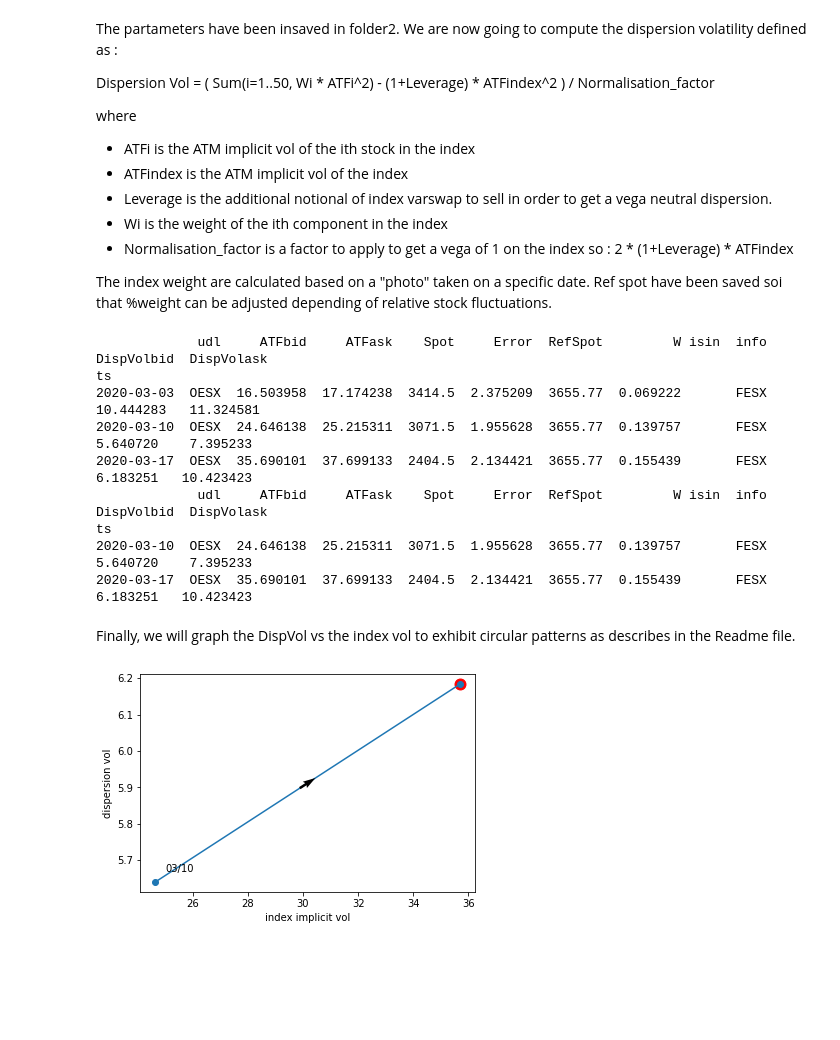
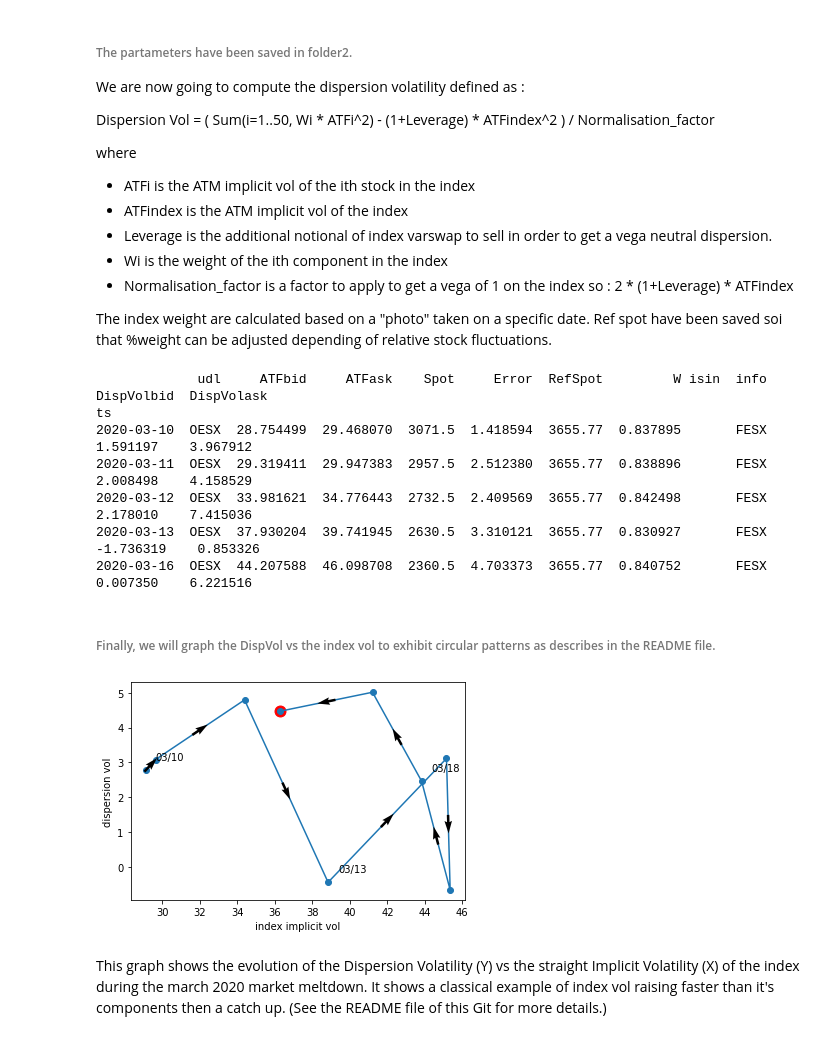
Before and after one commit to pvambenepe/Timing-Dispersion-Strategy-requires-Deutsche-Boerse-A7-access, a Jupyter notebook: Timing Dispersion Strategy.ipynb, the cells around one changed output. Saved outputs shown, nothing was run; the diff lists cells and outputs as text; code cells hidden in the pictures; blank space fills up the shorter version.

```diff
--- a/Timing Dispersion Strategy.ipynb
+++ b/Timing Dispersion Strategy.ipynb
@@ -115,12 +120,10 @@ algo = 'minsize_level_tb'
 # If you have chosen the 'minsize_level' algo :
 min_lots = 1
 # %%
-#Some unimportant parameters and inital settings
-
-# filter settings to speed up the process
-# for 1 year maturity option with an adjustment in sqrt(T)
-moneyness_range_call = (-0.025, 0.1)
-moneyness_range_put = (-0.1, 0.025)
+# Filter settings to speed up the process since we are only interested in At The Money volatility
+# Levels are indicated for 1 year maturity option with an adjustment in sqrt(T)
+moneyness_range_call = (-0.025, 0.15)
+moneyness_range_put = (-0.15, 0.025)
 
 # Create instances of DateAndTime both for italian and other underlyings
 DT = DateAndTime(from_date, until_date, force_matu=chosen_matu)
@@ -276,7 +281,7 @@ Let's now use these functions to retrieve the intraday quotes data and save them
 # %%
 a = datetime.datetime.now()  # time check
 
-for reference_date in DT.dates_list[::5]:  #We are going through dates with a step of 5 business days
+for reference_date in DT.dates_list:
     print(reference_date)
 
     # retrieve all instruments (stocks the options) from A7
@@ -395,5 +449,6 @@ OESX
 # %% [markdown]
-The partameters have been insaved in folder2.
+<h6>The partameters have been saved in folder2.</h6>
+
 We are now going to compute the dispersion volatility defined as :
 
 Dispersion Vol = ( Sum(i=1..50, Wi * ATFi^2) - (1+Leverage) * ATFindex^2 )  /  Normalisation_factor
@@ -418,6 +473,7 @@ def compute_dispvol(df_d):
     res['DispVolbid'] = (df_d.DispVolbid.sum() / W - (1+Leverage) * res.ATFbid ** 2) / (2 * (1+Leverage) * res.ATFbid)
     res['DispVolask'] = (df_d.DispVolask.sum() / W - (1 + Leverage) * res.ATFask ** 2) / (2 * (1 + Leverage) * res.ATFask)
     return(res)
+
 
 matu = chosen_matu[0][:-2]
 # udl_dic = dict([(elt[0], (elt[1], elt[2])) for elt in udl_list])
@@ -452,46 +508,43 @@ df['DispVolbid'] = df.apply(lambda x: x.W * x.ATFbid ** 2, axis='columns')
 df['DispVolask'] = df.apply(lambda x: x.W * x.ATFask ** 2, axis='columns')
 df = df.groupby(df.index, group_keys=False).apply(compute_dispvol)
 
-df = df.loc[df.W > 0.8*df.W.max()]
-#We keep dates where we have enough weight of components available
-
 print(df.head())
 # %% [output]
              udl     ATFbid     ATFask    Spot     Error  RefSpot         W isin  info  DispVolbid  DispVolask
 ts
-2020-03-03  OESX  16.503958  17.174238  3414.5  2.375209  3655.77  0.069222       FESX   10.444283   11.324581
-2020-03-10  OESX  24.646138  25.215311  3071.5  1.955628  3655.77  0.139757       FESX    5.640720    7.395233
-2020-03-17  OESX  35.690101  37.699133  2404.5  2.134421  3655.77  0.155439       FESX    6.183251   10.423423
-             udl     ATFbid     ATFask    Spot     Error  RefSpot         W isin  info  DispVolbid  DispVolask
-ts
-2020-03-10  OESX  24.646138  25.215311  3071.5  1.955628  3655.77  0.139757       FESX    5.640720    7.395233
-2020-03-17  OESX  35.690101  37.699133  2404.5  2.134421  3655.77  0.155439       FESX    6.183251   10.423423
+2020-03-10  OESX  28.754499  29.468070  3071.5  1.418594  3655.77  0.837895       FESX    1.591197    3.967912
+2020-03-11  OESX  29.319411  29.947383  2957.5  2.512380  3655.77  0.838896       FESX    2.008498    4.158529
+2020-03-12  OESX  33.981621  34.776443  2732.5  2.409569  3655.77  0.842498       FESX    2.178010    7.415036
+2020-03-13  OESX  37.930204  39.741945  2630.5  3.310121  3655.77  0.830927       FESX   -1.736319    0.853326
+2020-03-16  OESX  44.207588  46.098708  2360.5  4.703373  3655.77  0.840752       FESX    0.007350    6.221516
 # %% [markdown]
-Finally, we will graph the DispVol vs the index vol to exhibit circular patterns as describes in the Readme file.
+<h6>Finally, we will graph the DispVol vs the index vol to exhibit circular patterns as describes in the README file.</h6>
 # %%
-x = df['ATFbid'].values
-y = df['DispVolbid'].values
+x = ((df['ATFbid'] + df['ATFask'])/2).values
+y = ((df['DispVolbid'] + df['DispVolask'])/2).values
 dates = [elt.strftime('%m/%d') for elt in df.index.values]
 
 u = np.diff(x)
 v = np.diff(y)
 pos_x = x[:-1] + u/2
 pos_y = y[:-1] + v/2
 norm = np.sqrt(u**2+v**2)
 
 fig, ax = plt.subplots()
 ax.plot(x,y, marker="o")
 ax.quiver(pos_x, pos_y, u/norm, v/norm, angles="xy", zorder=5, pivot="mid")
 
 for i, txt in enumerate(dates):
-    if i%4==0:
+    if i%3==0:
         # ax.annotate(txt, (x[i], y[i]))
         ax.annotate(txt, (x[i], y[i]), xytext=(10, 10), textcoords='offset points')
 
 plt.scatter([x[-1]], [y[-1]], c='#ff0000', s=120)
 
 plt.xlabel("index implicit vol")
 plt.ylabel("dispersion vol")
 plt.show()
 # %% [output]
-[figure, old version]
+[figure, new version]
+# %% [markdown]
+This graph shows the evolution of the Dispersion Volatility (Y) vs the straight Implicit Volatility (X) of the index during the march 2020 market meltdown. It shows a classical example of index vol raising faster than it's components then a catch up. (See the README file of this Git for more details.)
```
Also changed, not shown: parts of 14 cells of this notebook, 5 other files.
